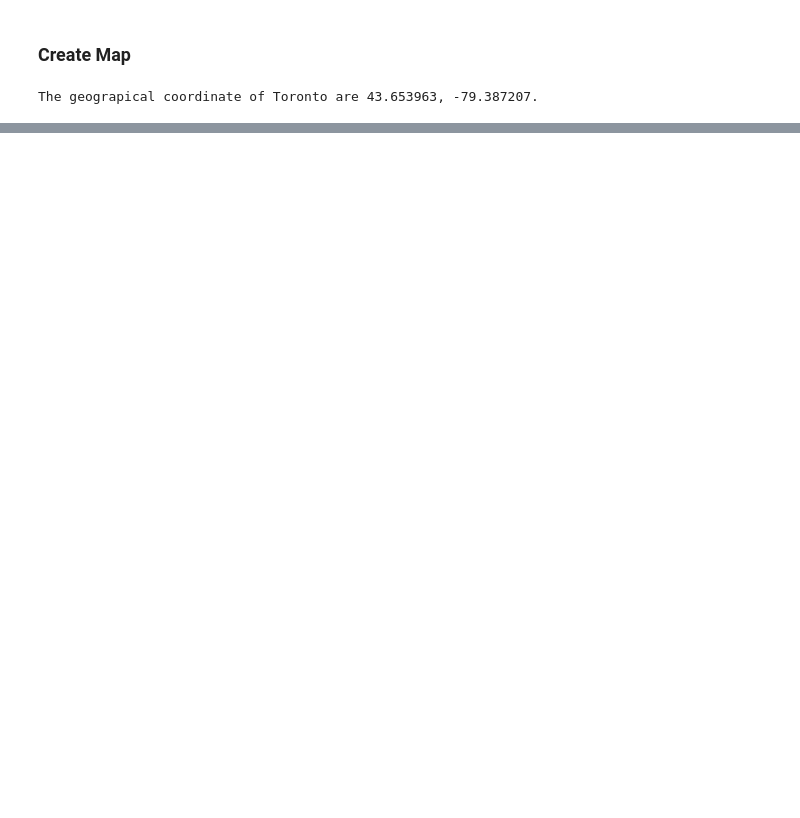
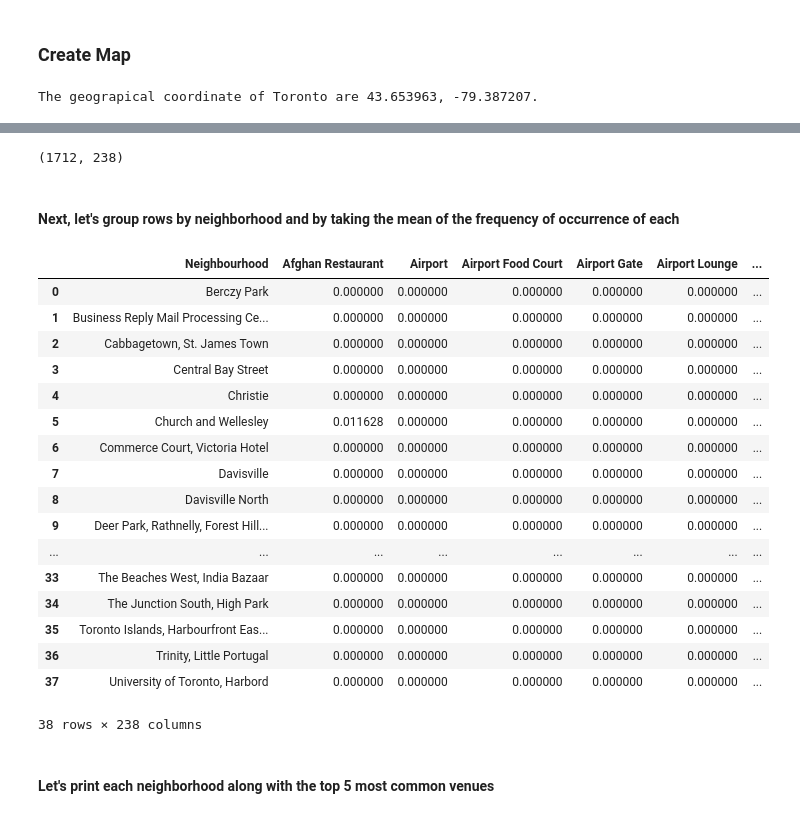
Before and after one commit to Manisha-5/Coursera_Capstone, a Jupyter notebook: Week_3_Assignment.ipynb, the cells around one changed output, grey strips where cells are left out. Cells and saved outputs as stored; diff of their text form; code cells hidden in the pictures; blank space fills up the shorter version.

```diff
--- a/Week_3_Assignment.ipynb
+++ b/Week_3_Assignment.ipynb
@@ -220,0 +246,5 @@ map_toronto
+# %%
+import requests
+from pandas.io.json import json_normalize # tranform JSON file into a pandas dataframe
+results = requests.get(url).json()
+results
@@ -220,0 +285,16 @@ map_toronto
+# %%
+venues = results['response']['groups'][0]['items']
+
+nearby_venues = json_normalize(venues) # flatten JSON
+
+# filter columns
+filtered_columns = ['venue.name', 'venue.categories', 'venue.location.lat', 'venue.location.lng']
+nearby_venues =nearby_venues.loc[:, filtered_columns]
+
+# filter the category for each row
+nearby_venues['venue.categories'] = nearby_venues.apply(get_category_type, axis=1)
+
+# clean columns
+nearby_venues.columns = [col.split(".")[-1] for col in nearby_venues.columns]
+
+nearby_venues.head()
@@ -220,0 +358,6 @@ map_toronto
+# %%
+
+toronta_venues = getNearbyVenues(names=df_toronto['Neighbourhood'],
+                                   latitudes=df_toronto['Latitude'],
+                                   longitudes=df_toronto['Longitude']
+                                  )
@@ -220,0 +422,12 @@ map_toronto
+# %%
+# one hot encoding
+toronto_onehot = pd.get_dummies(toronta_venues[['Venue Category']], prefix="", prefix_sep="")
+
+# add neighborhood column back to dataframe
+toronto_onehot['Neighbourhood'] = toronta_venues['Neighborhood']
+
+# move neighborhood column to the first column
+fixed_columns = [toronto_onehot.columns[-1]] + list(toronto_onehot.columns[:-1])
+toronto_onehot = toronto_onehot[fixed_columns]
+
+toronto_onehot.head()
@@ -220,0 +442,30 @@ map_toronto
+# %%
+toronto_onehot.shape
+# %% [output]
+(1712, 238)
+# %% [markdown]
+#### Next, let's group rows by neighborhood and by taking the mean of the frequency of occurrence of each
+# %%
+toronto_grouped = toronto_onehot.groupby('Neighbourhood').mean().reset_index()
+toronto_grouped
+# %% [output]
+|  | Neighbourhood | Afghan Restaurant | Airport | Airport Food Court | Airport Gate | Airport Lounge | ... |
+| 0 | Berczy Park | 0.000000 | 0.000000 | 0.000000 | 0.000000 | 0.000000 | ... |
+| 1 | Business Reply Mail Processing Ce... | 0.000000 | 0.000000 | 0.000000 | 0.000000 | 0.000000 | ... |
+| 2 | Cabbagetown, St. James Town | 0.000000 | 0.000000 | 0.000000 | 0.000000 | 0.000000 | ... |
+| 3 | Central Bay Street | 0.000000 | 0.000000 | 0.000000 | 0.000000 | 0.000000 | ... |
+| 4 | Christie | 0.000000 | 0.000000 | 0.000000 | 0.000000 | 0.000000 | ... |
+| 5 | Church and Wellesley | 0.011628 | 0.000000 | 0.000000 | 0.000000 | 0.000000 | ... |
+| 6 | Commerce Court, Victoria Hotel | 0.000000 | 0.000000 | 0.000000 | 0.000000 | 0.000000 | ... |
+| 7 | Davisville | 0.000000 | 0.000000 | 0.000000 | 0.000000 | 0.000000 | ... |
+| 8 | Davisville North | 0.000000 | 0.000000 | 0.000000 | 0.000000 | 0.000000 | ... |
+| 9 | Deer Park, Rathnelly, Forest Hill... | 0.000000 | 0.000000 | 0.000000 | 0.000000 | 0.000000 | ... |
+| ... | ... | ... | ... | ... | ... | ... | ... |
+| 33 | The Beaches West, India Bazaar | 0.000000 | 0.000000 | 0.000000 | 0.000000 | 0.000000 | ... |
+| 34 | The Junction South, High Park | 0.000000 | 0.000000 | 0.000000 | 0.000000 | 0.000000 | ... |
+| 35 | Toronto Islands, Harbourfront Eas... | 0.000000 | 0.000000 | 0.000000 | 0.000000 | 0.000000 | ... |
+| 36 | Trinity, Little Portugal | 0.000000 | 0.000000 | 0.000000 | 0.000000 | 0.000000 | ... |
+| 37 | University of Toronto, Harbord | 0.000000 | 0.000000 | 0.000000 | 0.000000 | 0.000000 | ... |
+38 rows × 238 columns
+# %% [markdown]
+#### Let's print each neighborhood along with the top 5 most common venues
```
Also changed, not shown: parts of 50 cells of this notebook.
